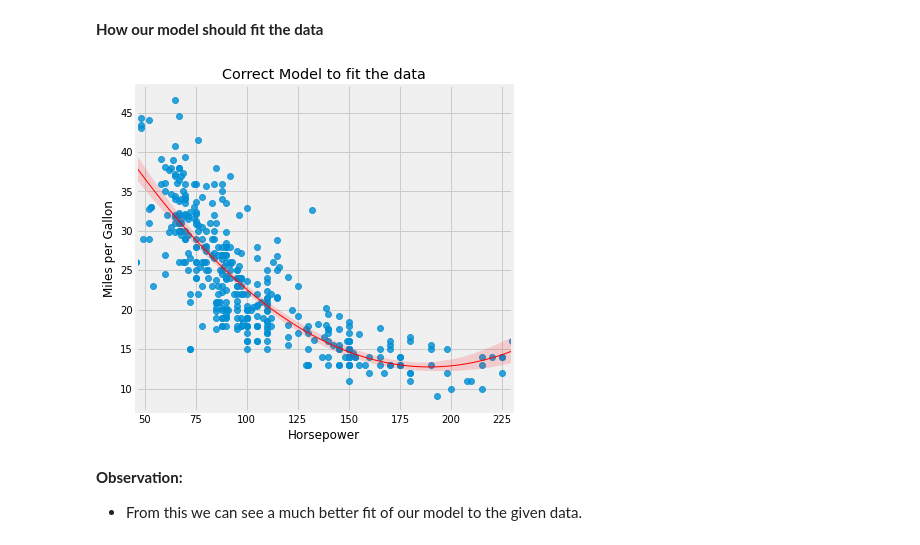
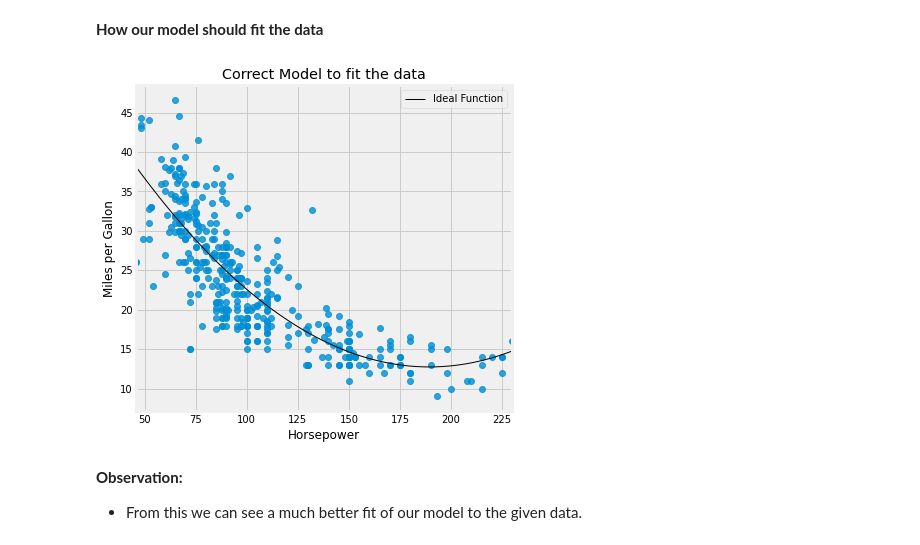
Before and after one commit to Revanthshalon/Machine-Learning, a Jupyter notebook: An Introduction to Statistical Learning/Unit 3 - Linear Regression/Understanding Diagnostic Plots.ipynb, the cells around one changed output. Cells and saved outputs as stored; diff of their text form; code cells hidden in the pictures.

```diff
--- a/An Introduction to Statistical Learning/Unit 3 - Linear Regression/Understanding Diagnostic Plots.ipynb
+++ b/An Introduction to Statistical Learning/Unit 3 - Linear Regression/Understanding Diagnostic Plots.ipynb
@@ -112,12 +112,13 @@ plt.show()
 # %%
 plt.figure(figsize=(6,6))
 plt.title('Correct Model to fit the data')
-sns.regplot(data.horsepower,data.mpg,order=2,lowess=False,scatter=True,line_kws={'color':'r','lw':1},label='Regression Line')
+sns.regplot(data.horsepower,data.mpg,order=2,ci=None,lowess=False,scatter=True,line_kws={'color':'black','lw':1,'label':'Ideal Function'})
+plt.legend()
 plt.xlabel('Horsepower')
 plt.ylabel('Miles per Gallon')
 plt.show()
 # %% [output]
-[figure, old version]
+[figure, new version]
 # %% [markdown]
 **Observation:**
 - From this we can see a much better fit of our model to the given data.
```
Also changed, not shown: parts of 2 cells of this notebook.
